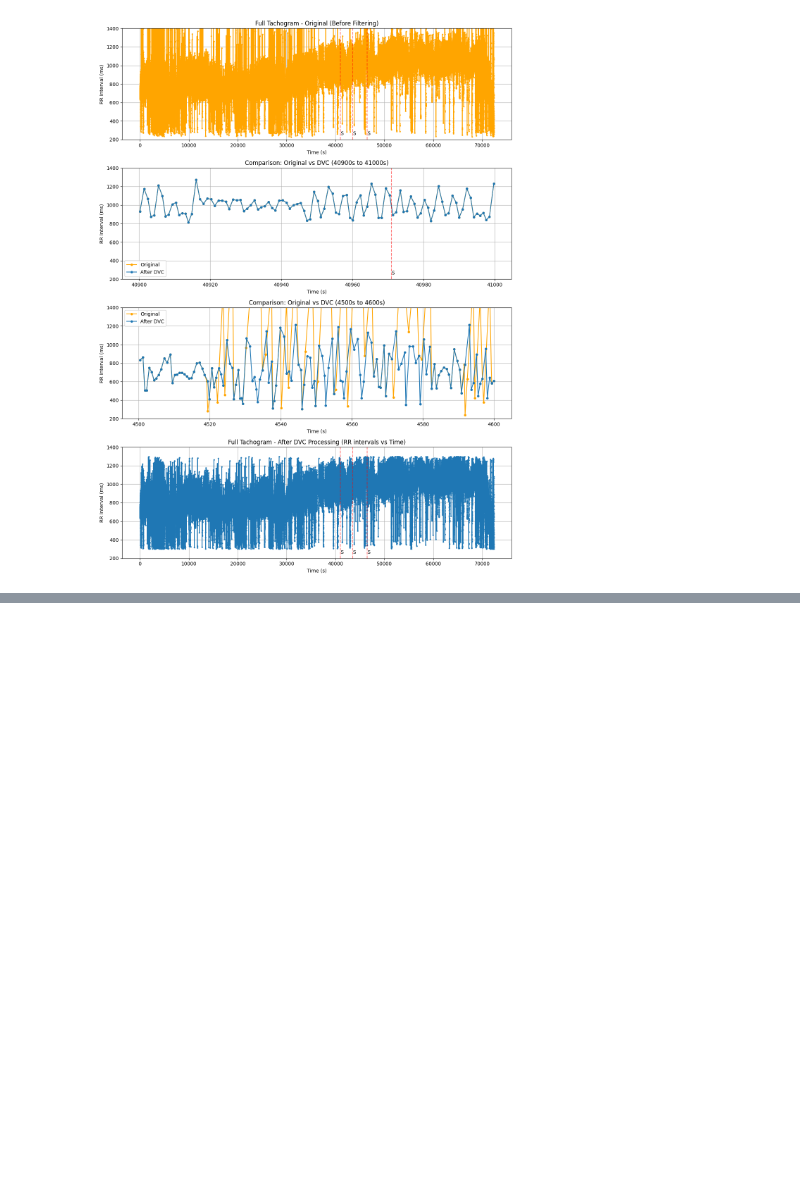
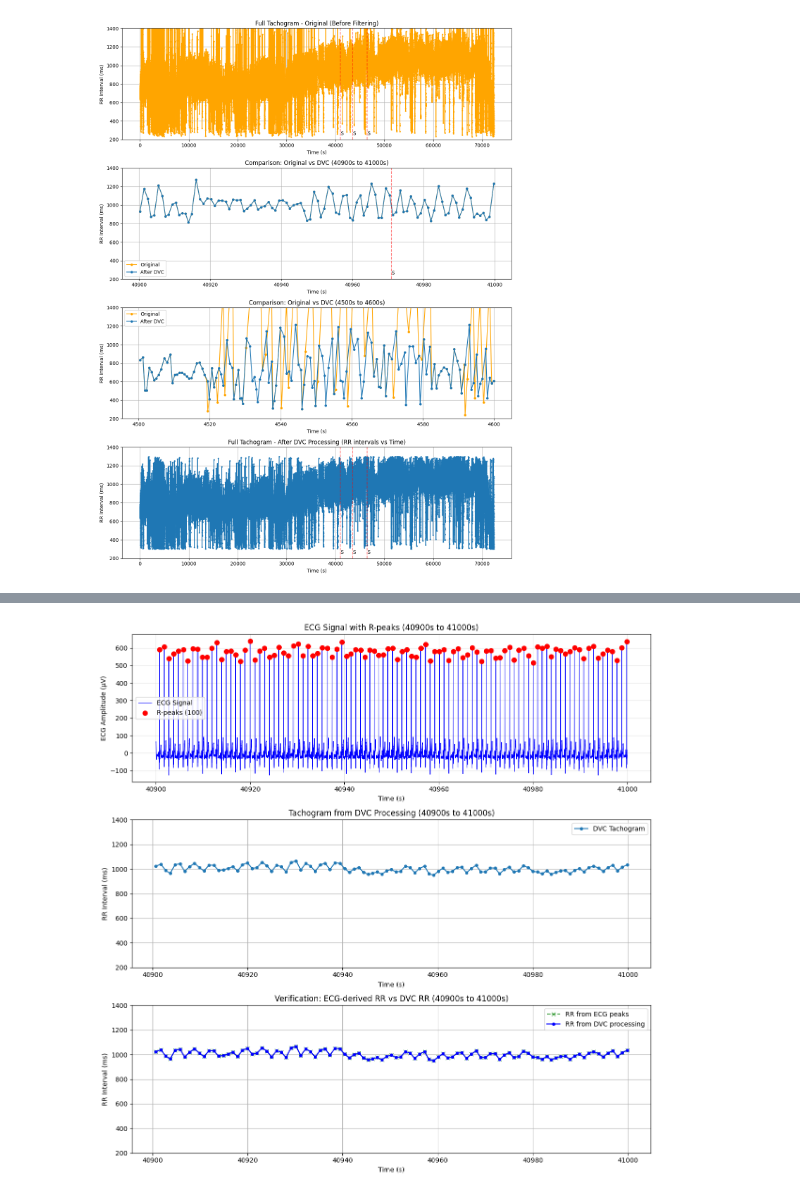
Before and after one commit to ashley-andrea/seizure-block-codes, a Jupyter notebook: check_codes/TEST-flow.ipynb, the cells around one changed output, grey strips where cells are left out. Saved outputs shown, nothing was run; the diff lists cells and outputs as text; code cells hidden in the pictures; blank space fills up the shorter version.

```diff
--- a/check_codes/TEST-flow.ipynb
+++ b/check_codes/TEST-flow.ipynb
@@ -662,0 +802,93 @@ plt.show()
+# %%
+# Verification: Compare RR intervals from different sources
+time_axis = new_rpeak_times_s2[1:]
+
+# Get ECG data
+ecg_signal = processed_data2['sub-001'][0]['ecg_signal']
+rpeaks = processed_data2['sub-001'][0]['rpeaks']
+sampling_rate = processed_data2['sub-001'][0]['sampling_rate']
+seizure_events = processed_data2['sub-001'][0]['seizure_events']
+
+# Define zoom window
+zoom_start = 40900
+zoom_end = 41000
+
+# Calculate RR intervals directly from ECG peaks (in samples)
+rr_from_ecg_samples = np.diff(rpeaks)
+rr_from_ecg_ms = (rr_from_ecg_samples / sampling_rate) * 1000  # Convert to ms
+rr_time_axis = (rpeaks[1:] / sampling_rate)  # Time axis for ECG-based RR
+
+# Create comparison figure
+plt.figure(figsize=(12, 12))
+
+# Subplot 1: ECG Signal with R-peaks
+plt.subplot(311)
+start_sample = int(zoom_start * sampling_rate)
+end_sample = int(zoom_end * sampling_rate)
+time_axis_ecg = np.arange(start_sample, end_sample) / sampling_rate
+ecg_segment = ecg_signal[start_sample:end_sample]
+rpeaks_in_window = rpeaks[(rpeaks >= start_sample) & (rpeaks < end_sample)]
+rpeaks_times = rpeaks_in_window / sampling_rate
+
+plt.plot(time_axis_ecg, ecg_segment * 1e6, 'b-', linewidth=0.8, label='ECG Signal')
+if len(rpeaks_in_window) > 0:
+    rpeak_values = ecg_signal[rpeaks_in_window] * 1e6
+    plt.scatter(rpeaks_times, rpeak_values, color='red', s=50, zorder=5,
+                label=f'R-peaks ({len(rpeaks_in_window)})')
+plt.xlabel('Time (s)')
+plt.ylabel('ECG Amplitude (μV)')
+plt.title(f'ECG Signal with R-peaks ({zoom_start}s to {zoom_end}s)')
+plt.legend()
+plt.grid(True, alpha=0.3)
+
+# Subplot 2: Tachogram from DVC processing
+plt.subplot(312)
+zoom_mask = (time_axis >= zoom_start) & (time_axis <= zoom_end)
+plt.plot(time_axis[zoom_mask], new_rr_intervals_ms2[zoom_mask],
+         marker='o', markersize=4, linestyle='-', label='DVC Tachogram')
+plt.ylim(200, 1400)
+plt.title(f"Tachogram from DVC Processing ({zoom_start}s to {zoom_end}s)")
+plt.xlabel("Time (s)")
+plt.ylabel("RR Interval (ms)")
+plt.legend()
+plt.grid(True)
+
+# Subplot 3: Overlay comparison - RR from ECG vs DVC Tachogram
+plt.subplot(313)
+rr_ecg_mask = (rr_time_axis >= zoom_start) & (rr_time_axis <= zoom_end)
+plt.plot(rr_time_axis[rr_ecg_mask], rr_from_ecg_ms[rr_ecg_mask],
+         marker='x', markersize=6, linestyle='--', color='green',
+         label='RR from ECG peaks', alpha=0.7)
+plt.plot(time_axis[zoom_mask], new_rr_intervals_ms2[zoom_mask],
+         marker='o', markersize=4, linestyle='-', color='blue',
+         label='RR from DVC processing')
+plt.ylim(200, 1400)
+plt.title(f"Verification: ECG-derived RR vs DVC RR ({zoom_start}s to {zoom_end}s)")
+plt.xlabel("Time (s)")
+plt.ylabel("RR Interval (ms)")
+plt.legend()
+plt.grid(True)
+
+plt.tight_layout()
+plt.show()
+
+# Print numerical comparison
+print(f"\nVerification Statistics for window {zoom_start}s to {zoom_end}s:")
+print(f"  Number of R-peaks in ECG: {len(rpeaks_in_window)}")
+print(f"  Number of RR intervals from ECG: {len(rr_from_ecg_ms[rr_ecg_mask])}")
+print(f"  Number of RR intervals in DVC tachogram: {len(new_rr_intervals_ms2[zoom_mask])}")
+
+if len(rr_from_ecg_ms[rr_ecg_mask]) > 0:
+    print(f"\n  ECG-derived RR intervals:")
+    print(f"    Mean: {np.mean(rr_from_ecg_ms[rr_ecg_mask]):.2f} ms")
+    print(f"    Std: {np.std(rr_from_ecg_ms[rr_ecg_mask]):.2f} ms")
+
+if len(new_rr_intervals_ms2[zoom_mask]) > 0:
+    print(f"\n  DVC tachogram RR intervals:")
+    print(f"    Mean: {np.mean(new_rr_intervals_ms2[zoom_mask]):.2f} ms")
+    print(f"    Std: {np.std(new_rr_intervals_ms2[zoom_mask]):.2f} ms")
+
+# Check for differences
+print(f"\n  Difference in count: {len(rr_from_ecg_ms[rr_ecg_mask]) - len(new_rr_intervals_ms2[zoom_mask])}")
+# %% [output]
+[figure, added]
```
Also changed, not shown: parts of 10 cells of this notebook.
